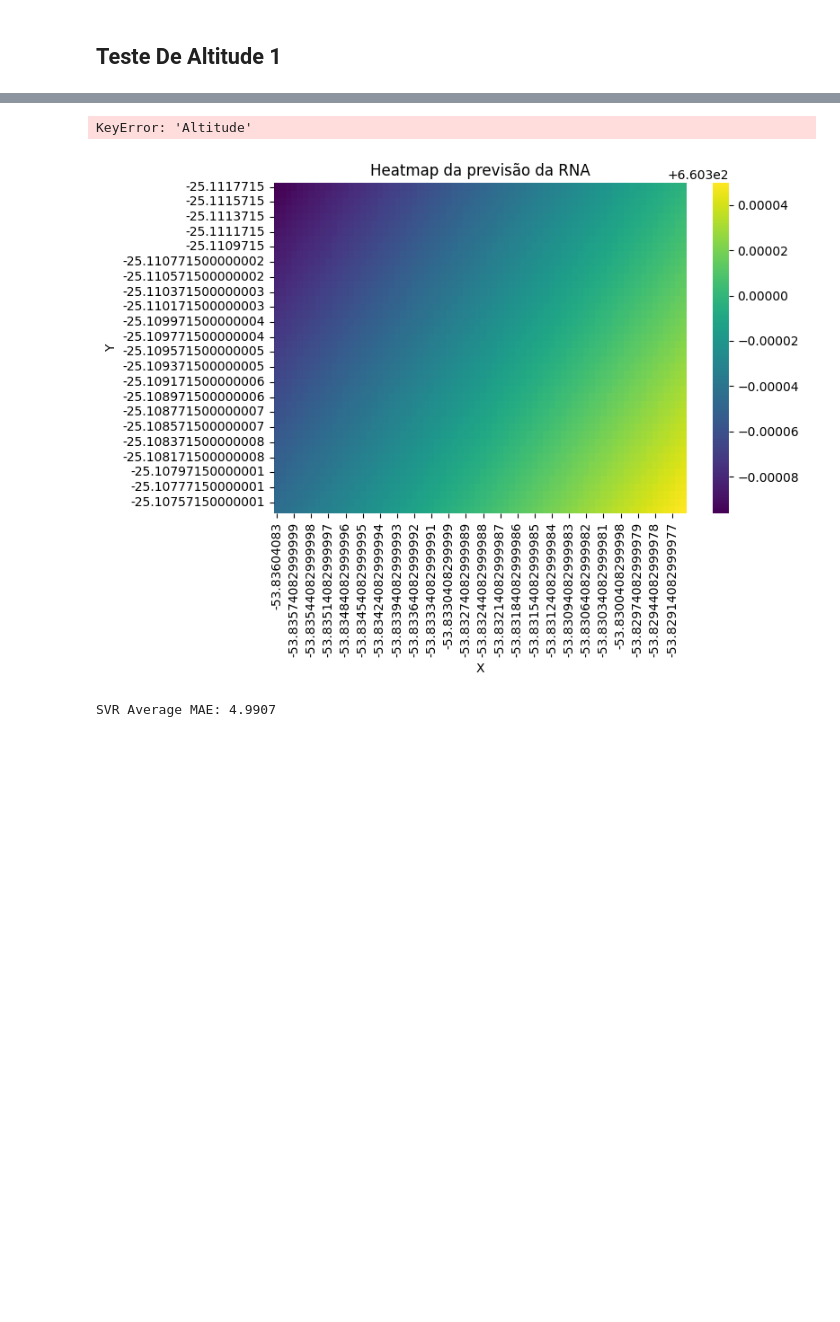
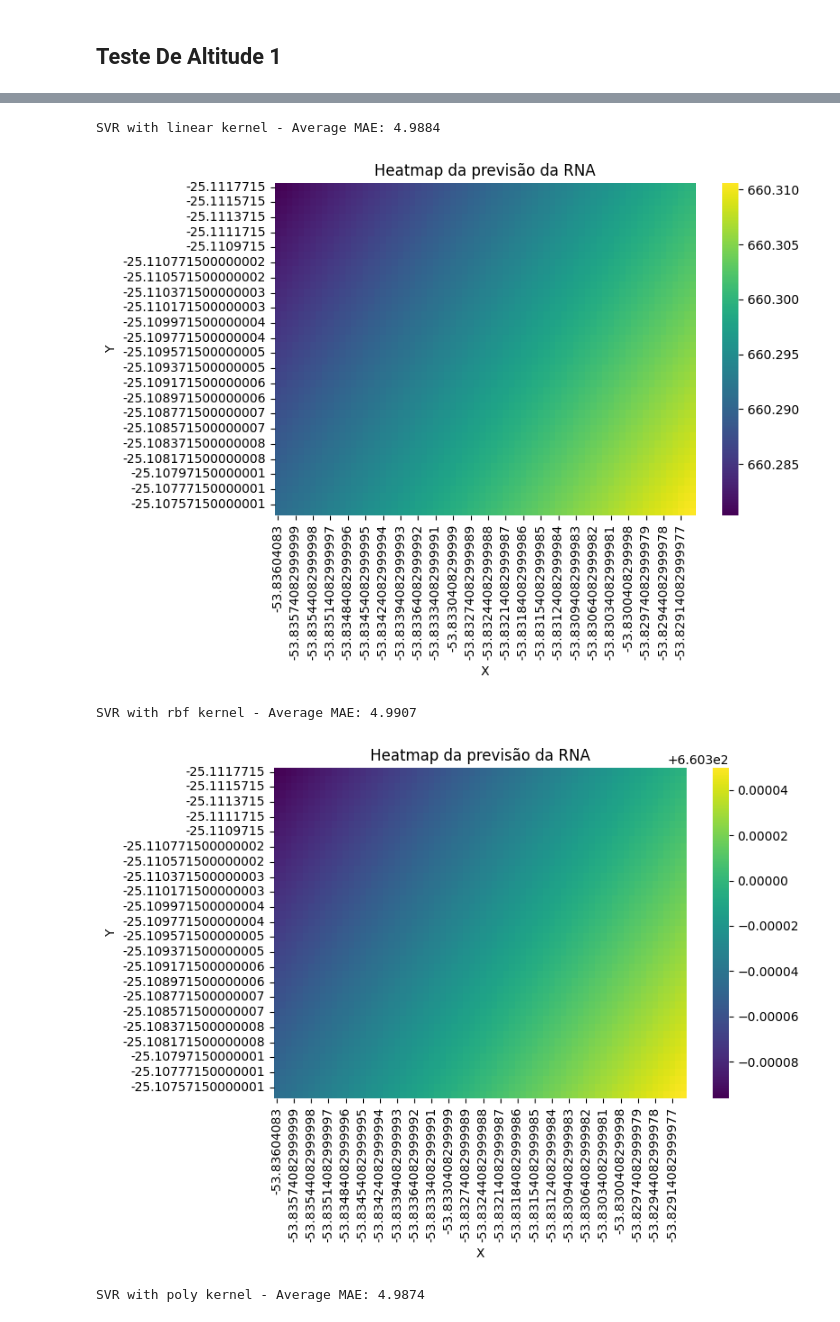
Before and after one commit to ErikMaia/IC-RNA-agricultura, a Jupyter notebook: src/main.ipynb, the cells around one changed output, grey strips where cells are left out. Cells and saved outputs as stored; diff of their text form; code cells hidden in the pictures; blank space fills up the shorter version.

```diff
--- a/src/main.ipynb
+++ b/src/main.ipynb
@@ -325,35 +295,38 @@ Erro médio absoluto: 661.6660 - Loss: 437847.8438
 # %%
-test_altitude(altitude[2])
+# test_altitude(altitude[2])
-# %% [output]
-KeyError: 'Altitude'
 # %%
 for i, model in enumerate(modelos["RNA"]):
     model.save(f'../models/rna{i}')
 # %%
 from sklearn.svm import SVR
 from sklearn.metrics import mean_absolute_error
 
 def cross_validate_svr(data: pd.DataFrame, n_splits=5):
     x, z = data.iloc[:, :-1], data.iloc[:, 2]
     kf = KFold(n_splits=n_splits, shuffle=True, random_state=42)
     mae_scores = []
 
-    for train_index, test_index in kf.split(x):
-        x_train, x_test = x.iloc[train_index], x.iloc[test_index]
-        z_train, z_test = z.iloc[train_index], z.iloc[test_index]
+    for kernel in ['linear', 'rbf', 'poly']:
+        for train_index, test_index in kf.split(x):
+            x_train, x_test = x.iloc[train_index], x.iloc[test_index]
+            z_train, z_test = z.iloc[train_index], z.iloc[test_index]
 
-        model = SVR(kernel='rbf')
-        model.fit(x_train, z_train)
+            model = SVR(kernel=kernel)
+            model.fit(x_train, z_train)
 
-        z_pred = model.predict(x_test)
-        mae = mean_absolute_error(z_test, z_pred)
-        mae_scores.append(mae)
-    model = SVR(kernel='rbf')
-    model.fit(x, z)
-    create_grid(data, 0.0001, model)
+            z_pred = model.predict(x_test)
+            mae = mean_absolute_error(z_test, z_pred)
+            mae_scores.append(mae)
 
-    print(f"SVR Average MAE: {np.mean(mae_scores):.4f}")
+        print(f"SVR with {kernel} kernel - Average MAE: {np.mean(mae_scores):.4f}")
+        mae_scores.clear()  # Clear scores for the next kernel
+        model = SVR(kernel=kernel)
+        model.fit(x, z)
+        create_grid(data, 0.0001, model)
 cross_validate_svr(altitude[0])
 # %% [output]
+SVR with linear kernel - Average MAE: 4.9884
-[figure, old version]
+[figure, new version]
-SVR Average MAE: 4.9907
+SVR with rbf kernel - Average MAE: 4.9907
+[figure, added]
+SVR with poly kernel - Average MAE: 4.9874
```
Also changed, not shown: parts of 3 cells of this notebook.
